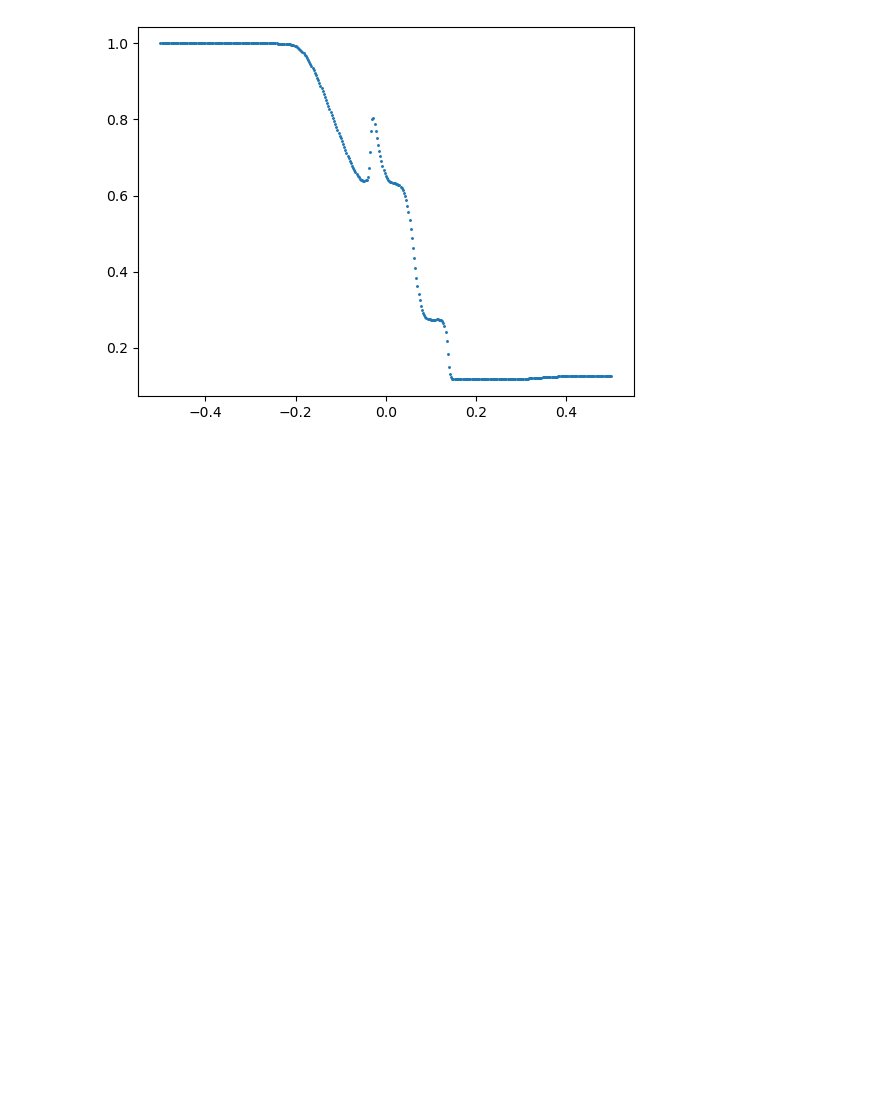
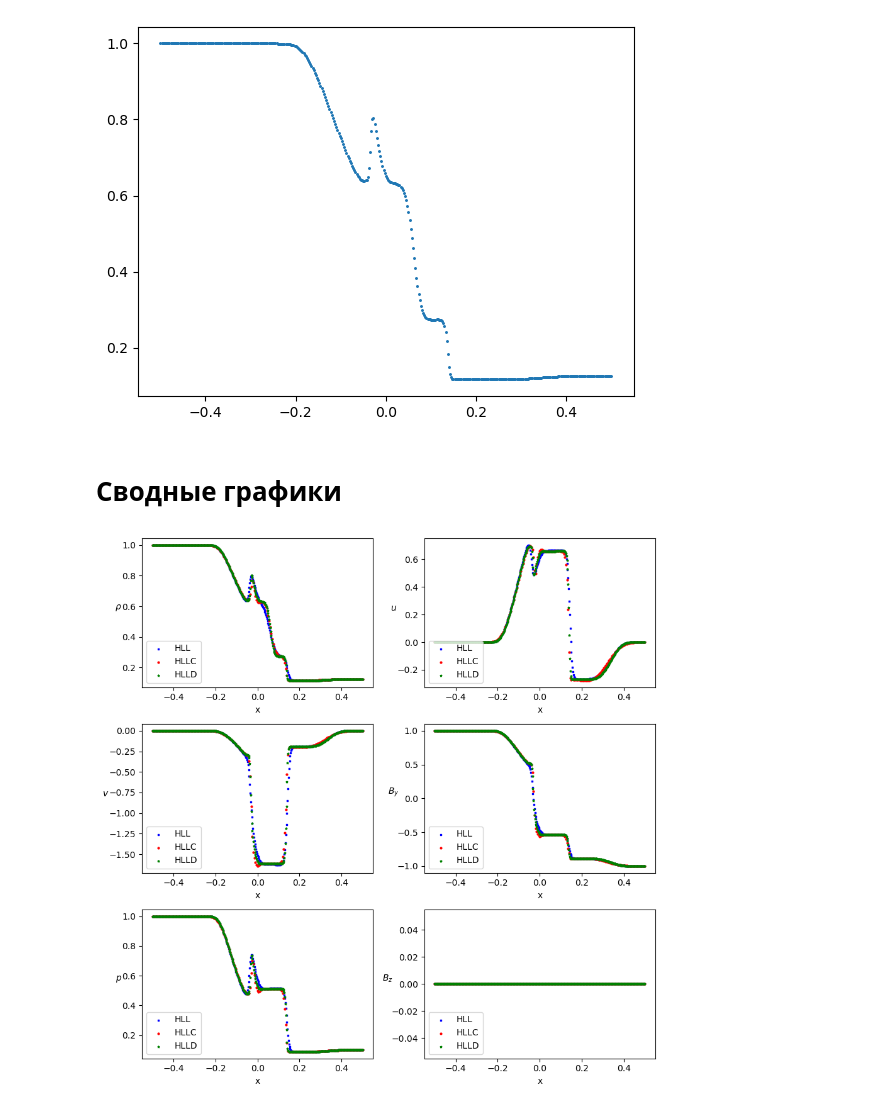
Before and after one commit to Ship-Vano/MagnettoPrjct, a Jupyter notebook: visualization.ipynb, the cells around one changed output. Drawn from its saved outputs; the diff is of its cells as text; code cells hidden in the pictures; blank space fills up the shorter version.

```diff
--- a/visualization.ipynb
+++ b/visualization.ipynb
@@ -101,0 +106,79 @@ scat = ax.scatter( x, y, s=1.2 )
+# %%
+vs_HLL = [[states_HLL[j][i][2]/states_HLL[j][i][0] for i in range(0, spacesteps_HLL)] for j in range(0, timesteps_HLL)]
+vs_HLLC = [[states_HLLC[j][i][2]/states_HLLC[j][i][0] for i in range(0, spacesteps_HLLC)] for j in range(0, timesteps_HLLC)]
+vs_HLLD = [[states_HLLD[j][i][2]/states_HLLD[j][i][0] for i in range(0, spacesteps_HLLD)] for j in range(0, timesteps_HLLD)]
+# %%
+Bys_HLL = [[states_HLL[j][i][6] for i in range(0, spacesteps_HLL)] for j in range(0, timesteps_HLL)]
+Bys_HLLC = [[states_HLLC[j][i][6] for i in range(0, spacesteps_HLLC)] for j in range(0, timesteps_HLLC)]
+Bys_HLLD = [[states_HLLD[j][i][6] for i in range(0, spacesteps_HLLD)] for j in range(0, timesteps_HLLD)]
+# %%
+ps_HLL = [[states_HLL[j][i][8] for i in range(0, spacesteps_HLL)] for j in range(0, timesteps_HLL)]
+ps_HLLC = [[states_HLLC[j][i][8] for i in range(0, spacesteps_HLLC)] for j in range(0, timesteps_HLLC)]
+ps_HLLD = [[states_HLLD[j][i][8] for i in range(0, spacesteps_HLLD)] for j in range(0, timesteps_HLLD)]
+# %%
+Bzs_HLL = [[states_HLL[j][i][7] for i in range(0, spacesteps_HLL)] for j in range(0, timesteps_HLL)]
+Bzs_HLLC = [[states_HLLC[j][i][7] for i in range(0, spacesteps_HLLC)] for j in range(0, timesteps_HLLC)]
+Bzs_HLLD = [[states_HLLD[j][i][7] for i in range(0, spacesteps_HLLD)] for j in range(0, timesteps_HLLD)]
+# %% [markdown]
+# Сводные графики
+# %%
+#fig = plt.figure()
+fig, ax = plt.subplots(nrows=3, ncols=2,figsize=(9, 9))
+x_HLL = np.arange(-0.5, 0.5+h_HLL, h_HLL)
+
+x_HLLC = np.arange(-0.5, 0.5+h_HLLC, h_HLLC)
+
+x_HLLD = np.arange(-0.5, 0.5+h_HLLD, h_HLLD)
+
+#ax[0] = fig.add_subplot(321)
+ax[0,0].scatter(x_HLL, rhos_HLL[-1], s=3, c='b', marker="s", label='HLL')
+ax[0,0].scatter(x_HLLC, rhos_HLLC[-1], s=4, c='r', marker="o", label='HLLC')
+ax[0,0].scatter(x_HLLD, rhos_HLLD[-1], s=5, c='g', marker="*", label='HLLD')
+ax[0,0].set_xlabel('x')
+ax[0,0].set_ylabel(r'$\rho$', rotation=0)
+ax[0,0].legend(loc=3)
+
+#ax[0,1] = fig.add_subplot(322)
+ax[0,1].scatter(x_HLL, us_HLL[-1], s=3, c='b', marker="s", label='HLL')
+ax[0,1].scatter(x_HLLC, us_HLLC[-1], s=4, c='r', marker="o", label='HLLC')
+ax[0,1].scatter(x_HLLD, us_HLLD[-1], s=5, c='g', marker="*", label='HLLD')
+ax[0,1].set_xlabel('x')
+ax[0,1].set_ylabel(r'$u$', rotation=0)
+ax[0,1].legend(loc=3)
+
+#ax[2] = fig.add_subplot(323)
+ax[1,0].scatter(x_HLL, vs_HLL[-1], s=3, c='b', marker="s", label='HLL')
+ax[1,0].scatter(x_HLLC, vs_HLLC[-1], s=4, c='r', marker="o", label='HLLC')
+ax[1,0].scatter(x_HLLD, vs_HLLD[-1], s=5, c='g', marker="*", label='HLLD')
+ax[1,0].set_xlabel('x')
+ax[1,0].set_ylabel(r'$v$', rotation=0)
+ax[1,0].legend(loc=3)
+
+#ax[3] = fig.add_subplot(324)
+ax[1,1].scatter(x_HLL, Bys_HLL[-1], s=3, c='b', marker="s", label='HLL')
+ax[1,1].scatter(x_HLLC, Bys_HLLC[-1], s=4, c='r', marker="o", label='HLLC')
+ax[1,1].scatter(x_HLLD, Bys_HLLD[-1], s=5, c='g', marker="*", label='HLLD')
+ax[1,1].set_xlabel('x')
+ax[1,1].set_ylabel(r'$B_y$', rotation=0)
+ax[1,1].legend(loc=3)
+
+#ax[4] = fig.add_subplot(325)
+ax[2,0].scatter(x_HLL, ps_HLL[-1], s=3, c='b', marker="s", label='HLL')
+ax[2,0].scatter(x_HLLC, ps_HLLC[-1], s=4, c='r', marker="o", label='HLLC')
+ax[2,0].scatter(x_HLLD, ps_HLLD[-1], s=5, c='g', marker="*", label='HLLD')
+ax[2,0].set_xlabel('x')
+ax[2,0].set_ylabel(r'$p$', rotation=0)
+ax[2,0].legend(loc=3)
+
+ax[2,1].scatter(x_HLL, Bzs_HLL[-1], s=3, c='b', marker="s", label='HLL')
+ax[2,1].scatter(x_HLLC, Bzs_HLLC[-1], s=4, c='r', marker="o", label='HLLC')
+ax[2,1].scatter(x_HLLD, Bzs_HLLD[-1], s=5, c='g', marker="*", label='HLLD')
+ax[2,1].set_xlabel('x')
+ax[2,1].set_ylabel(r'$B_z$', rotation=0)
+ax[2,1].legend(loc=3)
+
+fig.tight_layout()
+
+plt.show()
+# %% [output]
+[figure, added]
```
Also changed, not shown: parts of 2 cells of this notebook, 3 other files.
